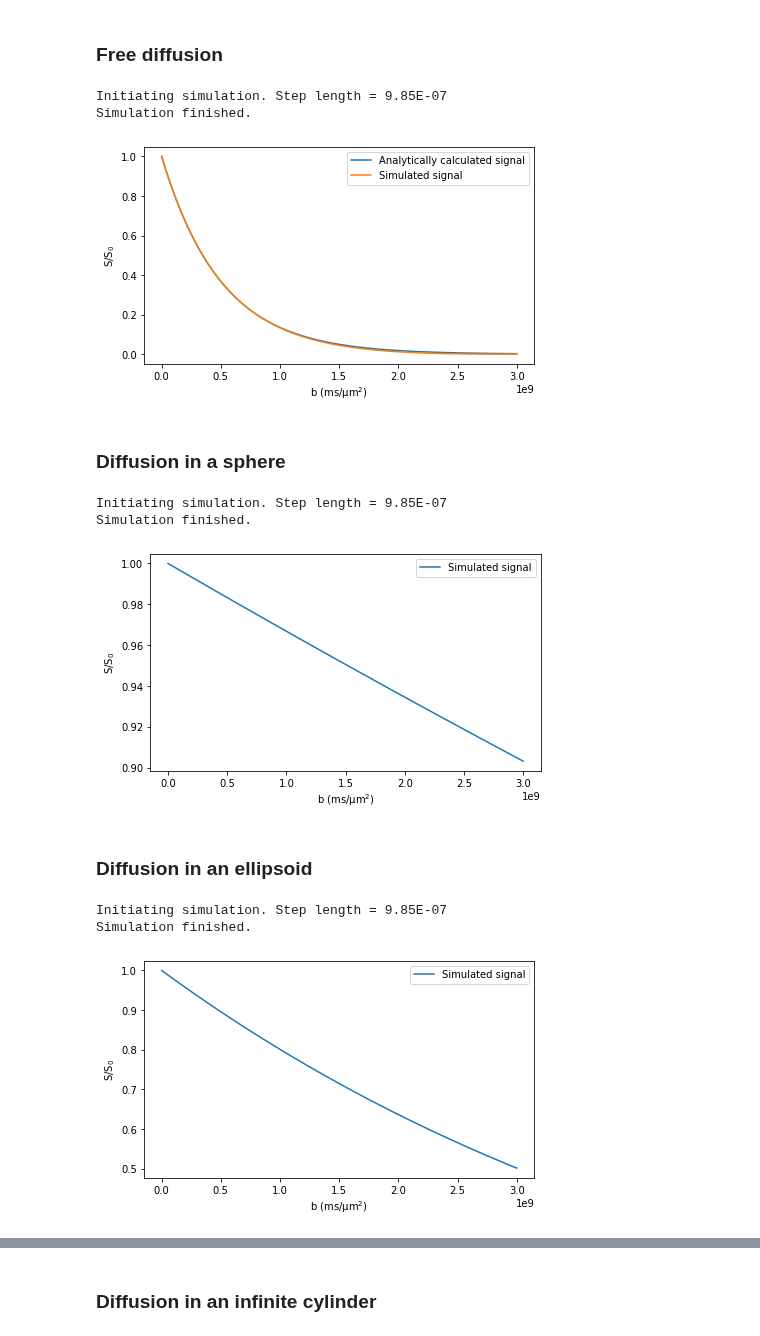
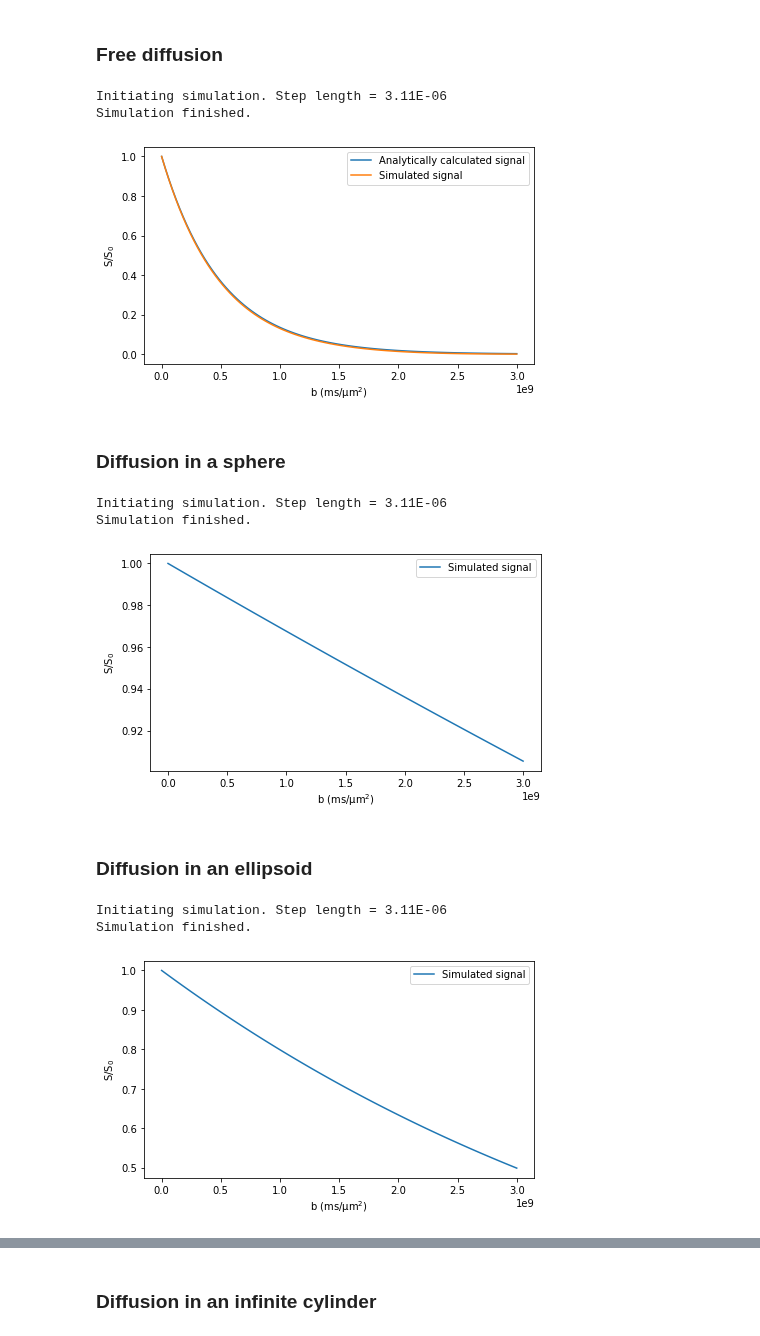
Before and after one commit to kerkelae/disimpy, a Jupyter notebook: tutorial.ipynb, the cells around one changed output, grey strips where cells are left out. Cells and saved outputs as stored; diff of their text form; code cells hidden in the pictures.

```diff
--- a/tutorial.ipynb
+++ b/tutorial.ipynb
@@ -11,42 +11,42 @@ from disimpy import simulations, gradients, utils
 # Define simulation parameters
 
 n_s = int(1e4) # Number of random walkers
-n_t = int(1e3) # Number of time points
+n_t = int(1e2) # Number of time points
 bs = np.linspace(1, 3e9, 100) # b-values
 diffusivity = 2e-9 # In units of m^2/s
 
 
 # Define gradient array
 
 gradient_file = 'disimpy/tests/example_gradient.txt'
 gradient = np.loadtxt(gradient_file)[np.newaxis,:,:]
 gradient = np.concatenate([gradient for _ in bs], axis=0)
 T = 80e-3 # Duration of gradient in seconds
 dt = T/(gradient.shape[1]-1)
 gradient, dt = gradients.interpolate_gradient(gradient, dt, n_t)
 gradient = gradients.set_b(gradient, dt, bs)
 
 
 # Run simulation
 
 substrate = {'type' : 'free'}
 signals = simulations.simulation(n_s, diffusivity, gradient, dt, substrate)
 
 
 # Compare simulated results to analytically calculated signal
 
 fig, ax = plt.subplots(1, figsize=(7,4))
 ax.plot(bs, np.exp(-bs*diffusivity))
 ax.plot(bs, signals/n_s)
 ax.legend(['Analytically calculated signal',
            'Simulated signal'])
 ax.set_xlabel('b (ms/μm$^2$)')
 ax.set_ylabel('S/S$_0$')
 plt.show()
 # %% [output]
-Initiating simulation. Step length = 9.85E-07
+Initiating simulation. Step length = 3.11E-06
 Simulation finished.
-[figure, old version]
+[figure, new version]
 # %% [markdown]
 ### Diffusion in a sphere
 # %%
@@ -70,9 +70,9 @@ ax.set_xlabel('b (ms/μm$^2$)')
 ax.set_ylabel('S/S$_0$')
 plt.show()
 # %% [output]
-Initiating simulation. Step length = 9.85E-07
+Initiating simulation. Step length = 3.11E-06
 Simulation finished.
-[figure, old version]
+[figure, new version]
 # %% [markdown]
 ### Diffusion in an ellipsoid
 # %%
@@ -105,7 +105,7 @@ ax.set_xlabel('b (ms/μm$^2$)')
 ax.set_ylabel('S/S$_0$')
 plt.show()
 # %% [output]
-Initiating simulation. Step length = 9.85E-07
+Initiating simulation. Step length = 3.11E-06
 Simulation finished.
 [figure]
 # %%
```
Also changed, not shown: parts of 1 cell of this notebook, 4 other files.
